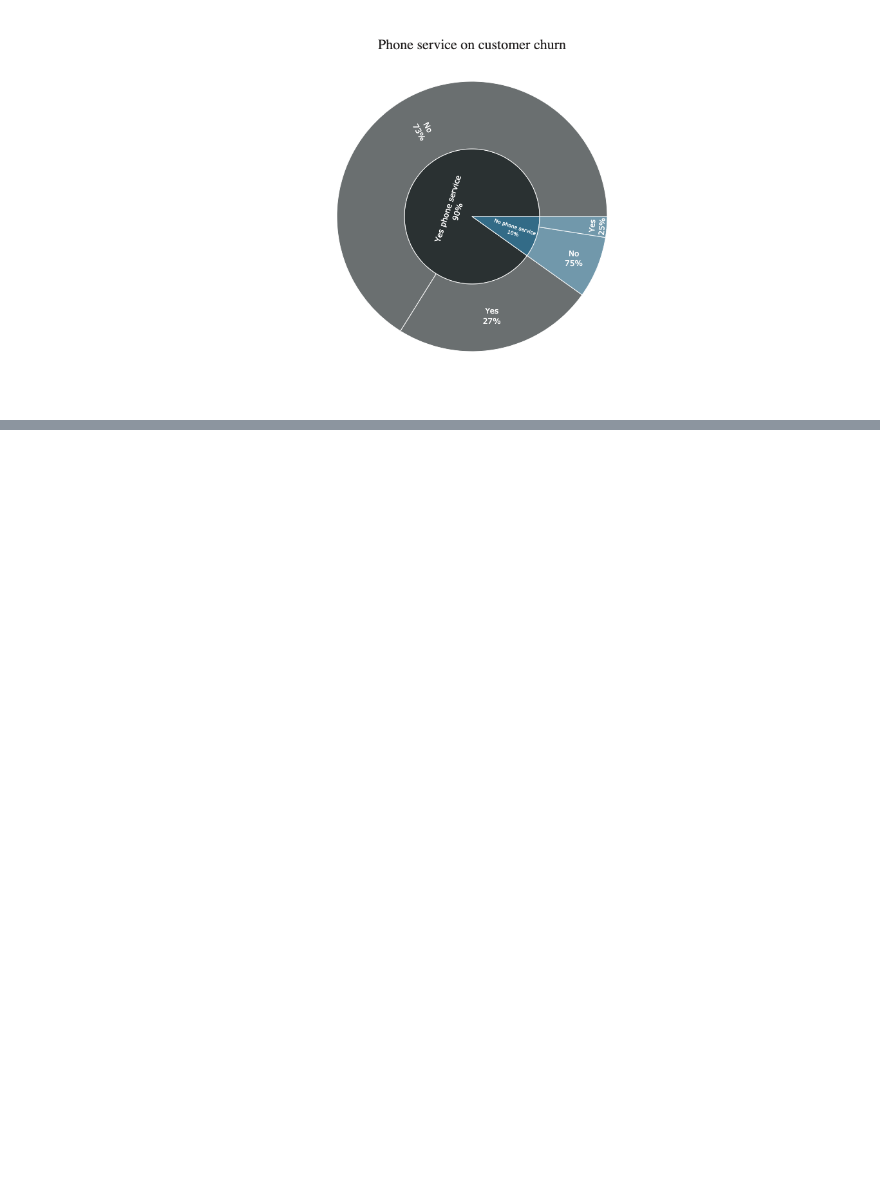
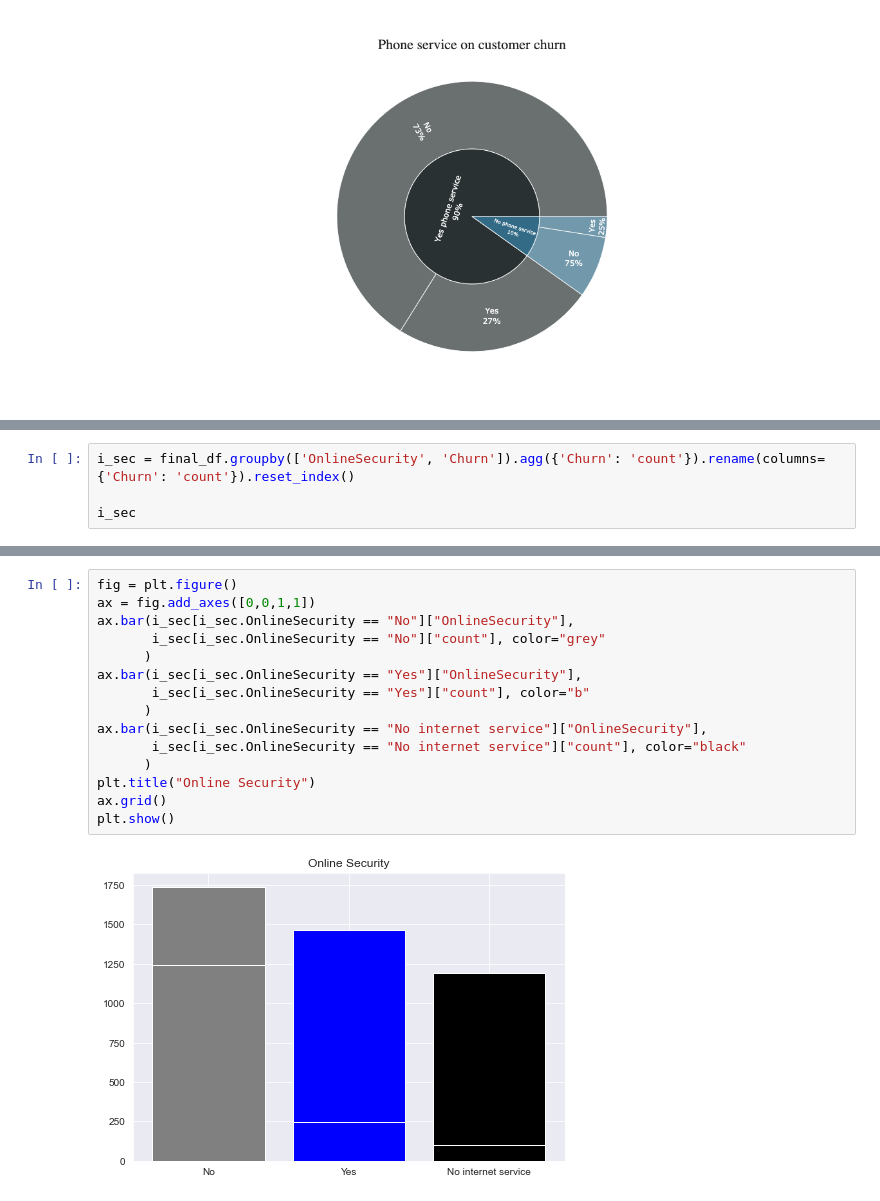
Before and after one commit to dwsmith1983/teleco_churn_kaggle, a Jupyter notebook: Teleco_Churn_Kaggle.ipynb, the cells around one changed output, grey strips where cells are left out. Saved outputs shown, nothing was run; the diff lists cells and outputs as text; blank space fills up the shorter version.

```diff
--- a/Teleco_Churn_Kaggle.ipynb
+++ b/Teleco_Churn_Kaggle.ipynb
@@ -527,0 +578,4 @@ fig.show()
+# %%
+i_sec = final_df.groupby(['OnlineSecurity', 'Churn']).agg({'Churn': 'count'}).rename(columns={'Churn': 'count'}).reset_index()
+
+i_sec
@@ -527,0 +590,17 @@ fig.show()
+# %%
+fig = plt.figure()
+ax = fig.add_axes([0,0,1,1])
+ax.bar(i_sec[i_sec.OnlineSecurity == "No"]["OnlineSecurity"],
+       i_sec[i_sec.OnlineSecurity == "No"]["count"], color="grey"
+      )
+ax.bar(i_sec[i_sec.OnlineSecurity == "Yes"]["OnlineSecurity"],
+       i_sec[i_sec.OnlineSecurity == "Yes"]["count"], color="b"
+      )
+ax.bar(i_sec[i_sec.OnlineSecurity == "No internet service"]["OnlineSecurity"],
+       i_sec[i_sec.OnlineSecurity == "No internet service"]["count"], color="black"
+      )
+plt.title("Online Security")
+ax.grid()
+plt.show()
+# %% [output]
+[figure, added]
```
Also changed, not shown: parts of 28 cells of this notebook.
